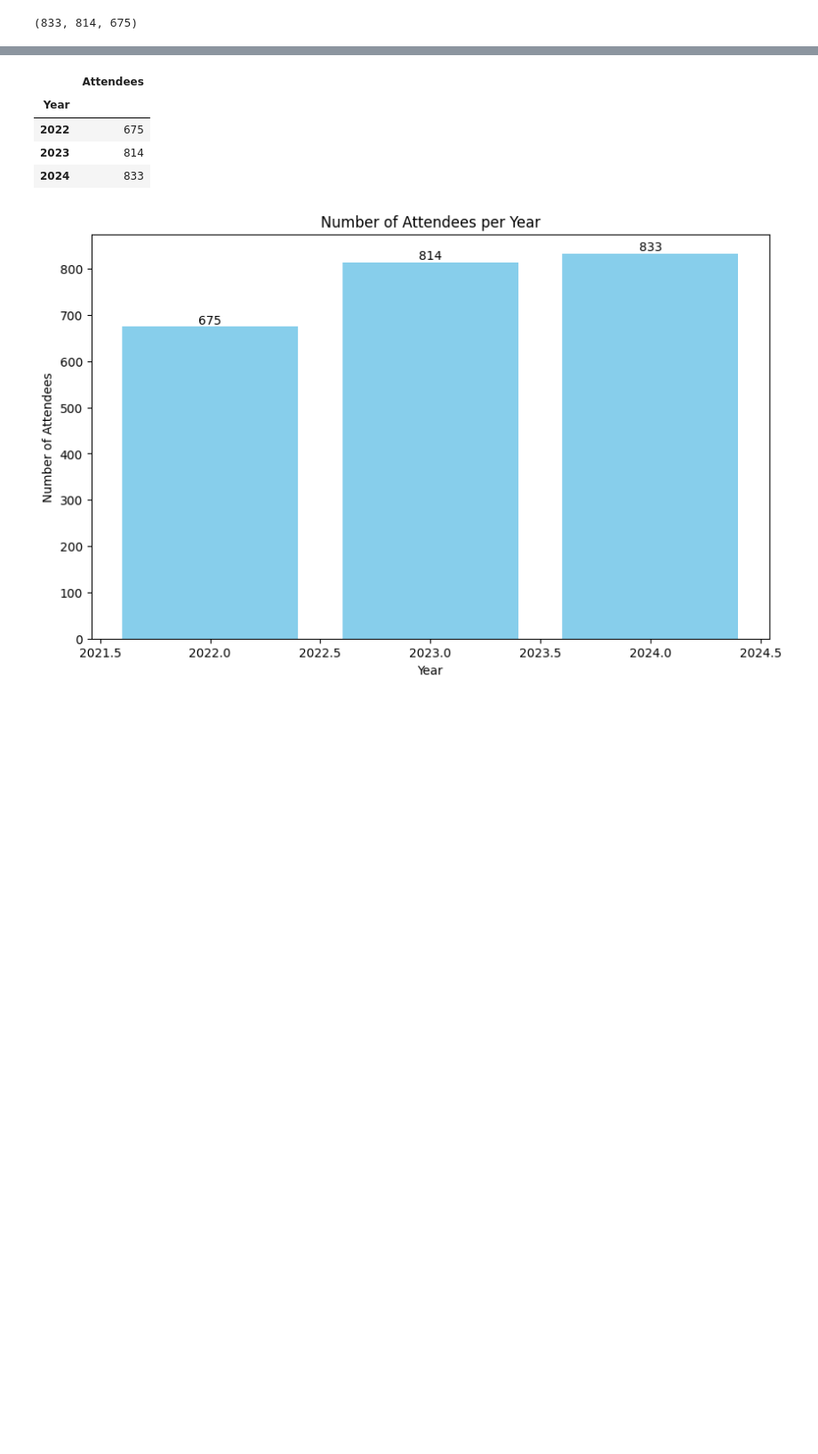
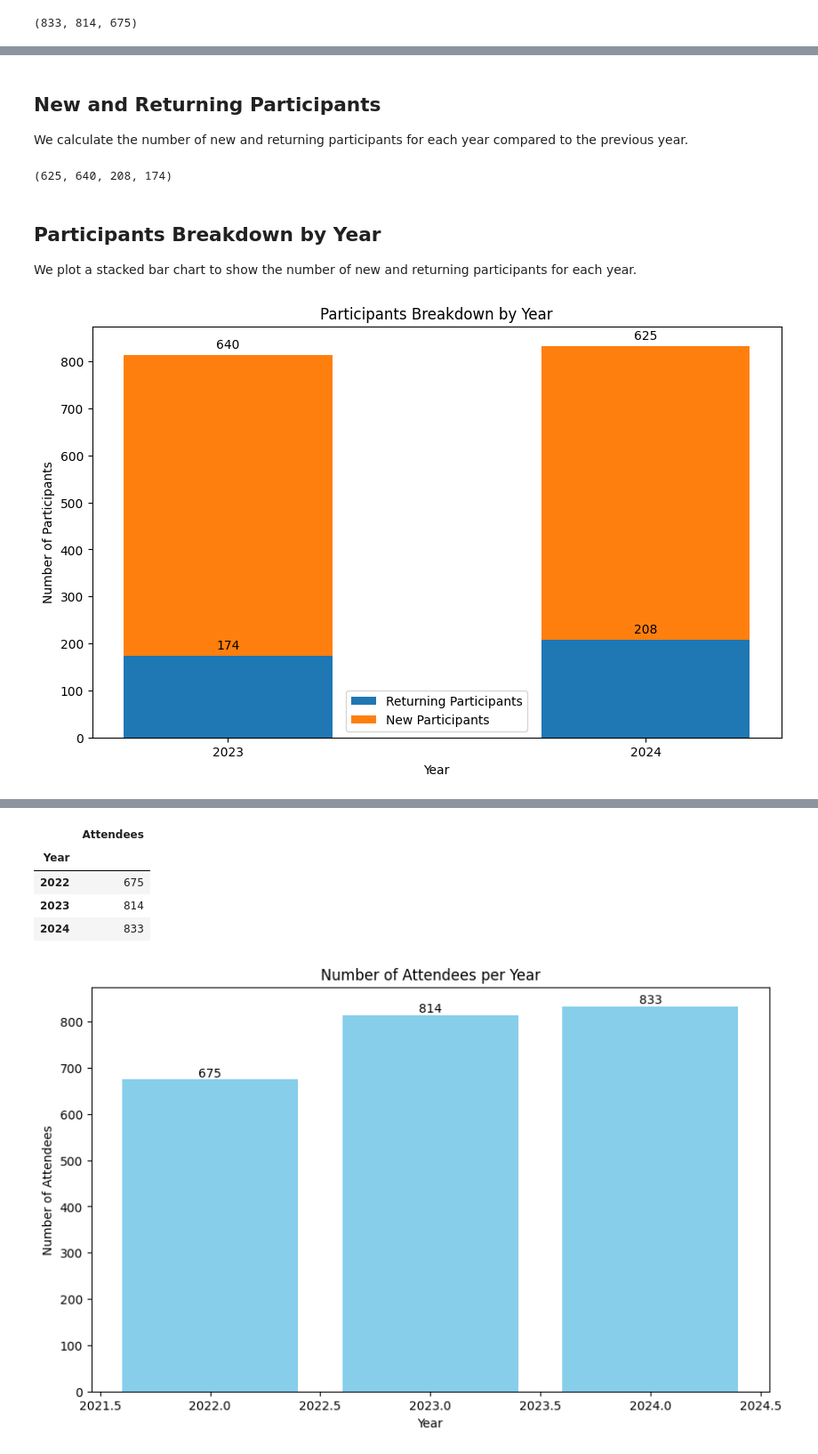
Before and after one commit to estyxx/pyconit-stats, a Jupyter notebook: Stats.ipynb, the cells around one changed output, grey strips where cells are left out. Shown: that part at 89% size. Cells and saved outputs as stored; diff of their text form; code cells hidden in the pictures; blank space fills up the shorter version.

```diff
--- a/Stats.ipynb
+++ b/Stats.ipynb
@@ -58,0 +41,65 @@ plt.show()
+# %% [markdown]
+## New and Returning Participants
+
+We calculate the number of new and returning participants for each year compared to the previous year.
+# %%
+unique_2022 = set(pycon_2022)
+unique_2023 = set(pycon_2023)
+unique_2024 = set(pycon_2024)
+
+new_attendees_2023 = len(unique_2023 - unique_2022)
+new_attendees_2024 = len(unique_2024 - unique_2023)
+
+# Returning attendees each year
+returning_attendees_2023 = (
+    total_attendees_2023 - new_attendees_2023
+)
+returning_attendees_2024 = (
+    total_attendees_2024 - new_attendees_2024
+)
+
+new_attendees_2024, new_attendees_2023, returning_attendees_2024, returning_attendees_2023
+# %% [output]
+(625, 640, 208, 174)
+# %% [markdown]
+## Participants Breakdown by Year
+
+We plot a stacked bar chart to show the number of new and returning participants for each year.
+# %%
+# Data for the stacked bar chart
+years = ['2023', '2024']
+new_participants = [new_attendees_2023, new_attendees_2024]
+returning_participants = [returning_attendees_2023, returning_attendees_2024]
+
+bar_width = 0.5
+
+fig, ax = plt.subplots(figsize=(10, 6))
+
+p1 = ax.bar(years, returning_participants, bar_width, label='Returning Participants')
+p2 = ax.bar(years, new_participants, bar_width, bottom=returning_participants, label='New Participants')
+
+ax.set_title('Participants Breakdown by Year')
+ax.set_xlabel('Year')
+ax.set_ylabel('Number of Participants')
+ax.legend()
+
+# Adding bar labels
+for bar in p1:
+    height = bar.get_height()
+    ax.annotate('{}'.format(height),
+                xy=(bar.get_x() + bar.get_width() / 2, height),
+                xytext=(0, 3),  # 3 points vertical offset
+                textcoords="offset points",
+                ha='center', va='bottom')
+
+for index, bar in enumerate(p2):
+    height = bar.get_height() + returning_participants[index]
+    ax.annotate('{}'.format(bar.get_height()),
+                xy=(bar.get_x() + bar.get_width() / 2, height),
+                xytext=(0, 3),  # 3 points vertical offset
+                textcoords="offset points",
+                ha='center', va='bottom')
+
+plt.show()
+# %% [output]
+[figure, added]
```
Also changed, not shown: parts of 8 cells of this notebook.
